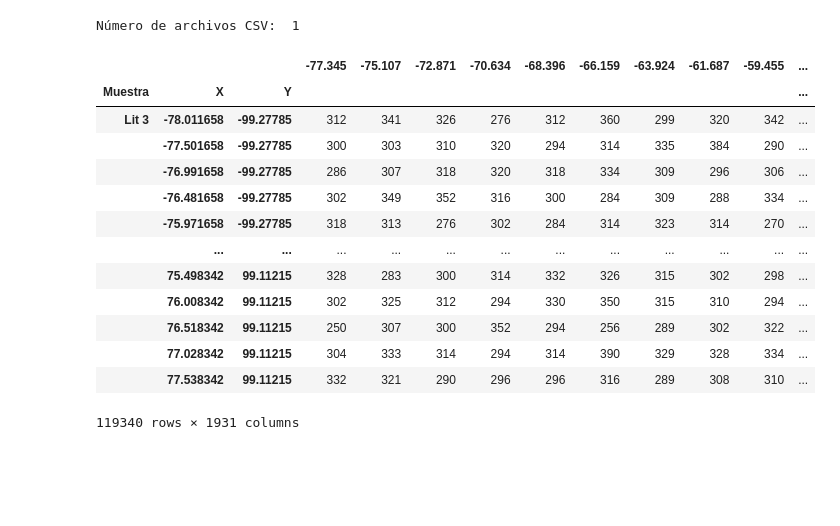
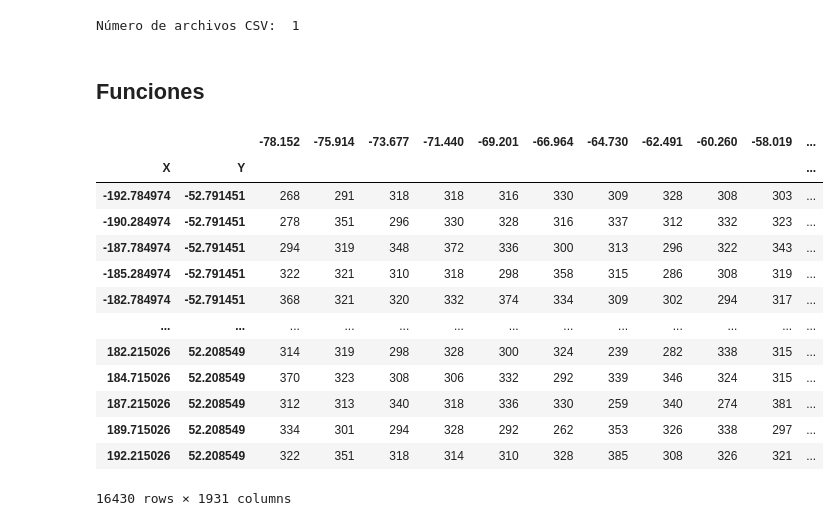
Before and after one commit to andreaperezasen/TFM-ML-Raman-Conchas-Arqueologicas, a Jupyter notebook: Code/Notebooks/procesado_nanobase.ipynb, the cells around one changed output. Drawn from its saved outputs; the diff is of its cells as text; code cells hidden in the pictures; blank space fills up the shorter version.

```diff
--- a/Code/Notebooks/procesado_nanobase.ipynb
+++ b/Code/Notebooks/procesado_nanobase.ipynb
@@ -13,22 +21,26 @@ import joblib
 import warnings
 import time
 import matplotlib.pyplot as plt
+from sklearn.preprocessing import StandardScaler, MinMaxScaler, LabelEncoder, Normalizer
+from scipy.linalg import solveh_banded  # para hacer ALS
+from scipy import sparse
+from scipy.sparse.linalg import spsolve
+from scipy.signal import argrelextrema
+from itertools import product
+from scipy.signal import savgol_filter
+from functools import reduce
 
 # Directorio en el que se encuentran guardados los datos de Raman
-path_nanobase_mac = '/Users/drea/Library/CloudStorage/OneDrive-UNICAN/RamanNanoBase/CONCHAS/CSV'
-path_nanobase_windows ='D:\OneDrive - UNICAN\RamanNanoBase\CONCHAS\CSV'
+path_nanobase_mac = '/Users/drea/Library/CloudStorage/OneDrive-UNICAN/RamanNanoBase/CONCHAS_ARQ/CSV'
+path_nanobase_windows ='D:\OneDrive - UNICAN\RamanNanoBase\CONCHAS_ARQ\CSV'
 path_nanobase = path_nanobase_windows
 # Obtén la lista de archivos en la carpeta
 files = os.listdir(path_nanobase)
 # Filtrar solo los archivos CSV
 csv_files = [f for f in files if f.endswith('.CSV')]
 
-def nombre_muestra(csv_file):
-    file = csv_file.split("_")[1]
-    nombre = re.sub(r'(\D)(\d)', r'\1 \2', file)
-    muestra = nombre.capitalize()
-    return muestra
-
 print("Número de archivos CSV: ", len(csv_files))
 # %% [output]
 Número de archivos CSV:  1
+# %% [markdown]
+## Funciones
@@ -51,17 +322,20 @@ data.drop(columns=['Z', 'XINDEX', 'YINDEX', 'ZINDEX'], inplace=True)
-# %%
-data
-# %% [output]
-|  |  |  | -77.345 | -75.107 | -72.871 | -70.634 | -68.396 | -66.159 | -63.924 | -61.687 | -59.455 | ... |
-| Muestra | X | Y |  |  |  |  |  |  |  |  |  | ... |
-| Lit 3 | -78.011658 | -99.27785 | 312 | 341 | 326 | 276 | 312 | 360 | 299 | 320 | 342 | ... |
-|  | -77.501658 | -99.27785 | 300 | 303 | 310 | 320 | 294 | 314 | 335 | 384 | 290 | ... |
-|  | -76.991658 | -99.27785 | 286 | 307 | 318 | 320 | 318 | 334 | 309 | 296 | 306 | ... |
-|  | -76.481658 | -99.27785 | 302 | 349 | 352 | 316 | 300 | 284 | 309 | 288 | 334 | ... |
-|  | -75.971658 | -99.27785 | 318 | 313 | 276 | 302 | 284 | 314 | 323 | 314 | 270 | ... |
-|  | ... | ... | ... | ... | ... | ... | ... | ... | ... | ... | ... | ... |
-|  | 75.498342 | 99.11215 | 328 | 283 | 300 | 314 | 332 | 326 | 315 | 302 | 298 | ... |
-|  | 76.008342 | 99.11215 | 302 | 325 | 312 | 294 | 330 | 350 | 315 | 310 | 294 | ... |
-|  | 76.518342 | 99.11215 | 250 | 307 | 300 | 352 | 294 | 256 | 289 | 302 | 322 | ... |
-|  | 77.028342 | 99.11215 | 304 | 333 | 314 | 294 | 314 | 390 | 329 | 328 | 334 | ... |
-|  | 77.538342 | 99.11215 | 332 | 321 | 290 | 296 | 296 | 316 | 289 | 308 | 310 | ... |
-119340 rows × 1931 columns
+# %%
+df = df.drop(columns=['Z', 'XINDEX', 'YINDEX','ZINDEX'])
+df = df.set_index(['X', 'Y'])
+# %%
+df
+# %% [output]
+|  |  | -78.152 | -75.914 | -73.677 | -71.440 | -69.201 | -66.964 | -64.730 | -62.491 | -60.260 | -58.019 | ... |
+| X | Y |  |  |  |  |  |  |  |  |  |  | ... |
+| -192.784974 | -52.791451 | 268 | 291 | 318 | 318 | 316 | 330 | 309 | 328 | 308 | 303 | ... |
+| -190.284974 | -52.791451 | 278 | 351 | 296 | 330 | 328 | 316 | 337 | 312 | 332 | 323 | ... |
+| -187.784974 | -52.791451 | 294 | 319 | 348 | 372 | 336 | 300 | 313 | 296 | 322 | 343 | ... |
+| -185.284974 | -52.791451 | 322 | 321 | 310 | 318 | 298 | 358 | 315 | 286 | 308 | 319 | ... |
+| -182.784974 | -52.791451 | 368 | 321 | 320 | 332 | 374 | 334 | 309 | 302 | 294 | 317 | ... |
+| ... | ... | ... | ... | ... | ... | ... | ... | ... | ... | ... | ... | ... |
+| 182.215026 | 52.208549 | 314 | 319 | 298 | 328 | 300 | 324 | 239 | 282 | 338 | 315 | ... |
+| 184.715026 | 52.208549 | 370 | 323 | 308 | 306 | 332 | 292 | 339 | 346 | 324 | 315 | ... |
+| 187.215026 | 52.208549 | 312 | 313 | 340 | 318 | 336 | 330 | 259 | 340 | 274 | 381 | ... |
+| 189.715026 | 52.208549 | 334 | 301 | 294 | 328 | 292 | 262 | 353 | 326 | 338 | 297 | ... |
+| 192.215026 | 52.208549 | 322 | 351 | 318 | 314 | 310 | 328 | 385 | 308 | 326 | 321 | ... |
+16430 rows × 1931 columns
```
Also changed, not shown: parts of 14 cells of this notebook, 1 other file.
